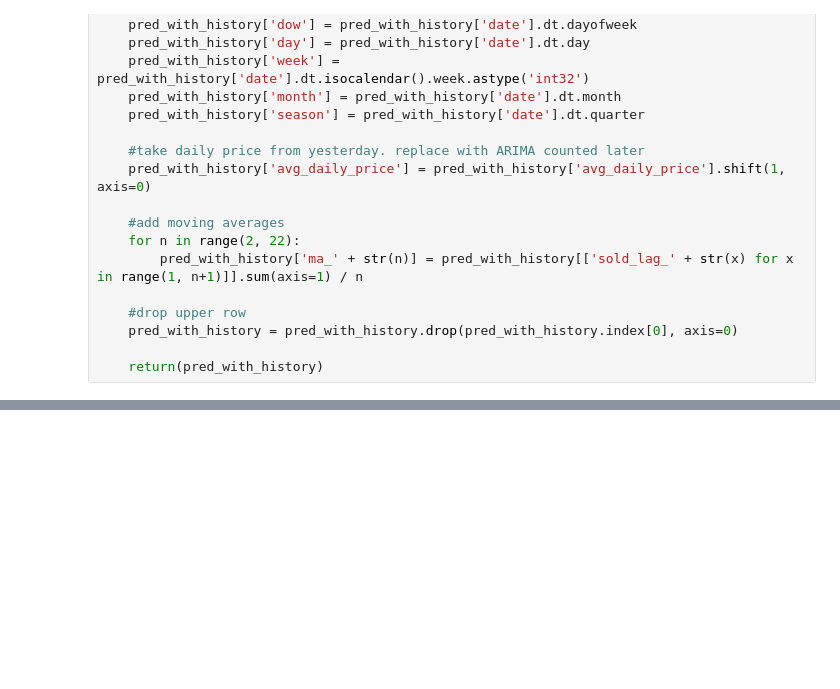
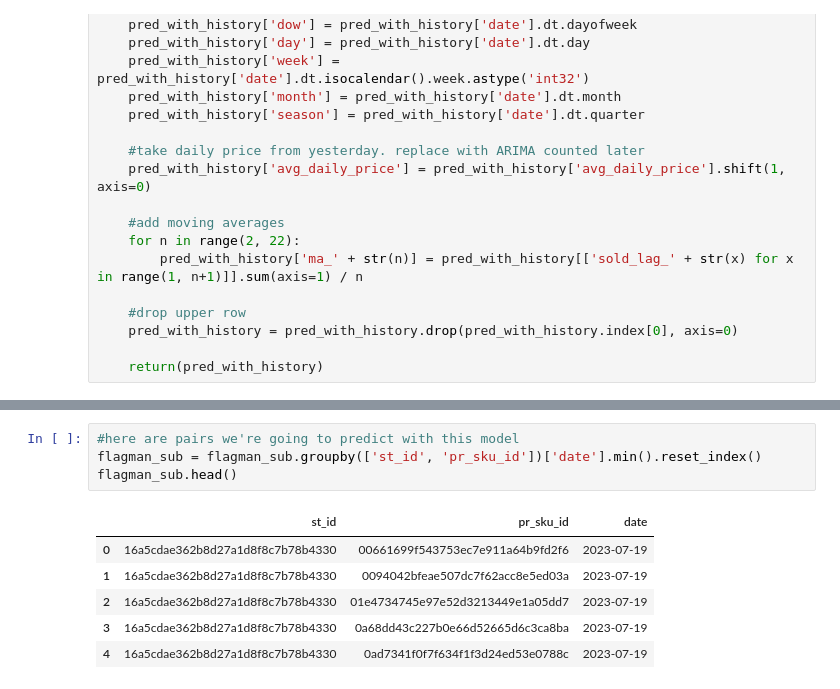
Before and after one commit to Mobius-band-12/DS, a Jupyter notebook: lgbm top150.ipynb, the cells around one changed output, grey strips where cells are left out. Drawn from its saved outputs; the diff is of its cells as text; blank space fills up the shorter version.

```diff
--- a/lgbm top150.ipynb
+++ b/lgbm top150.ipynb
@@ -929,0 +920,11 @@ forecast_and_plot(first_pred)
+# %%
+#here are pairs we're going to predict with this model
+flagman_sub = flagman_sub.groupby(['st_id', 'pr_sku_id'])['date'].min().reset_index()
+flagman_sub.head()
+# %% [output]
+|  | st_id | pr_sku_id | date |
+| 0 | 16a5cdae362b8d27a1d8f8c7b78b4330 | 00661699f543753ec7e911a64b9fd2f6 | 2023-07-19 |
+| 1 | 16a5cdae362b8d27a1d8f8c7b78b4330 | 0094042bfeae507dc7f62acc8e5ed03a | 2023-07-19 |
+| 2 | 16a5cdae362b8d27a1d8f8c7b78b4330 | 01e4734745e97e52d3213449e1a05dd7 | 2023-07-19 |
+| 3 | 16a5cdae362b8d27a1d8f8c7b78b4330 | 0a68dd43c227b0e66d52665d6c3ca8ba | 2023-07-19 |
+| 4 | 16a5cdae362b8d27a1d8f8c7b78b4330 | 0ad7341f0f7f634f1f3d24ed53e0788c | 2023-07-19 |
```
Also changed, not shown: parts of 14 cells of this notebook.
